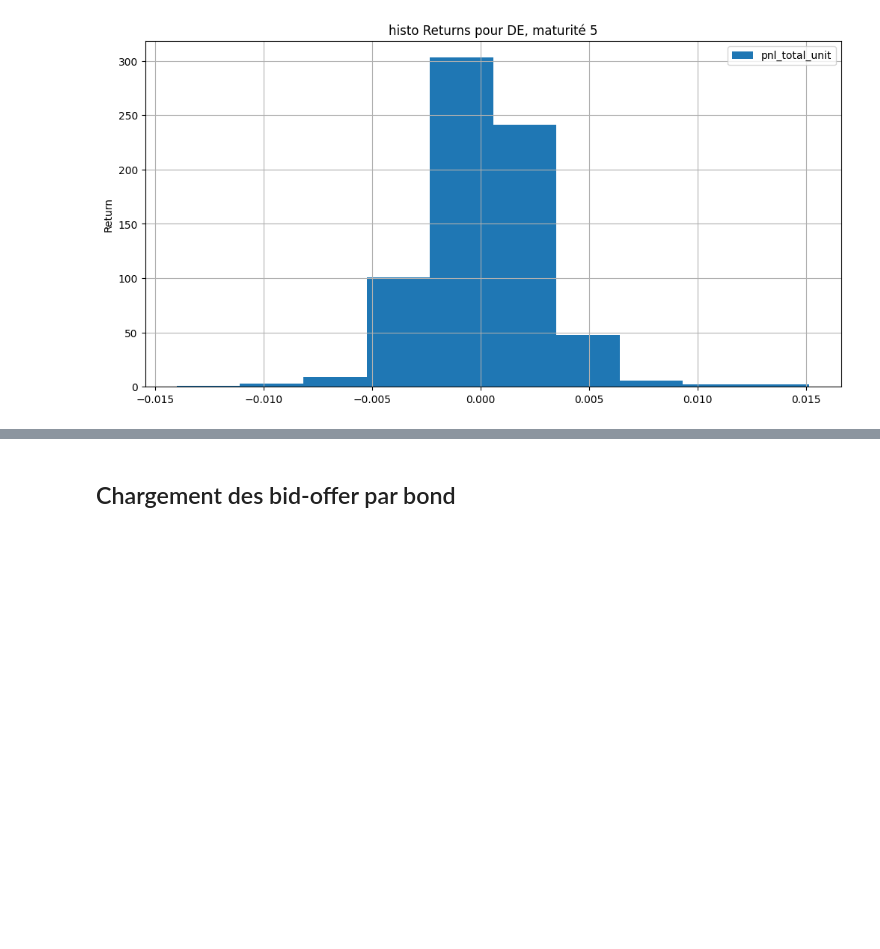
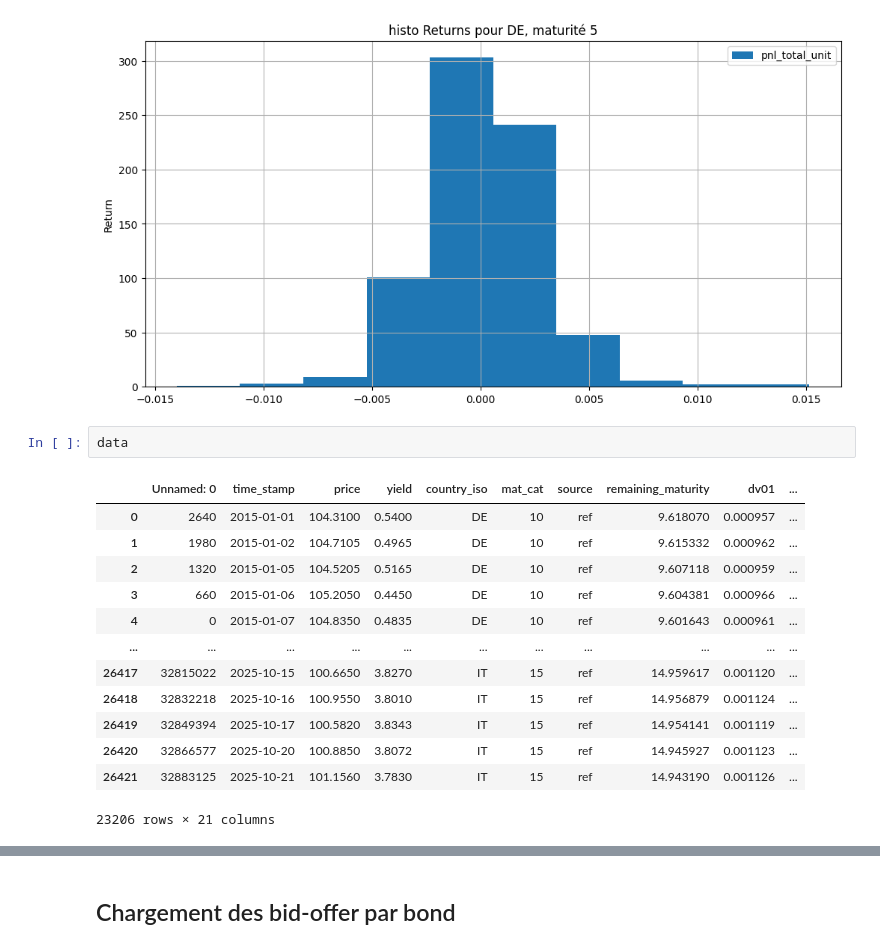
Before and after one commit to pradosth0/Markowitz_based_portfolio_allocation, a Jupyter notebook: pf_bond.ipynb, the cells around one changed output, grey strips where cells are left out. Saved outputs shown, nothing was run; the diff lists cells and outputs as text; blank space fills up the shorter version.

```diff
--- a/pf_bond.ipynb
+++ b/pf_bond.ipynb
@@ -348,6 +351,22 @@ plt.show()
 # %% [output]
 [figure]
 [figure]
+# %%
+data
+# %% [output]
+|  | Unnamed: 0 | time_stamp | price | yield | country_iso | mat_cat | source | remaining_maturity | dv01 | ... |
+| 0 | 2640 | 2015-01-01 | 104.3100 | 0.5400 | DE | 10 | ref | 9.618070 | 0.000957 | ... |
+| 1 | 1980 | 2015-01-02 | 104.7105 | 0.4965 | DE | 10 | ref | 9.615332 | 0.000962 | ... |
+| 2 | 1320 | 2015-01-05 | 104.5205 | 0.5165 | DE | 10 | ref | 9.607118 | 0.000959 | ... |
+| 3 | 660 | 2015-01-06 | 105.2050 | 0.4450 | DE | 10 | ref | 9.604381 | 0.000966 | ... |
+| 4 | 0 | 2015-01-07 | 104.8350 | 0.4835 | DE | 10 | ref | 9.601643 | 0.000961 | ... |
+| ... | ... | ... | ... | ... | ... | ... | ... | ... | ... | ... |
+| 26417 | 32815022 | 2025-10-15 | 100.6650 | 3.8270 | IT | 15 | ref | 14.959617 | 0.001120 | ... |
+| 26418 | 32832218 | 2025-10-16 | 100.9550 | 3.8010 | IT | 15 | ref | 14.956879 | 0.001124 | ... |
+| 26419 | 32849394 | 2025-10-17 | 100.5820 | 3.8343 | IT | 15 | ref | 14.954141 | 0.001119 | ... |
+| 26420 | 32866577 | 2025-10-20 | 100.8850 | 3.8072 | IT | 15 | ref | 14.945927 | 0.001123 | ... |
+| 26421 | 32883125 | 2025-10-21 | 101.1560 | 3.7830 | IT | 15 | ref | 14.943190 | 0.001126 | ... |
+23206 rows × 21 columns
 # %%
 #On met data sous le bon format. Ce qu'on veut c'est :
 # Date | Finacial product (ex FR_5 pour France bond mat 5) | Return
```
Also changed, not shown: parts of 16 cells of this notebook.
